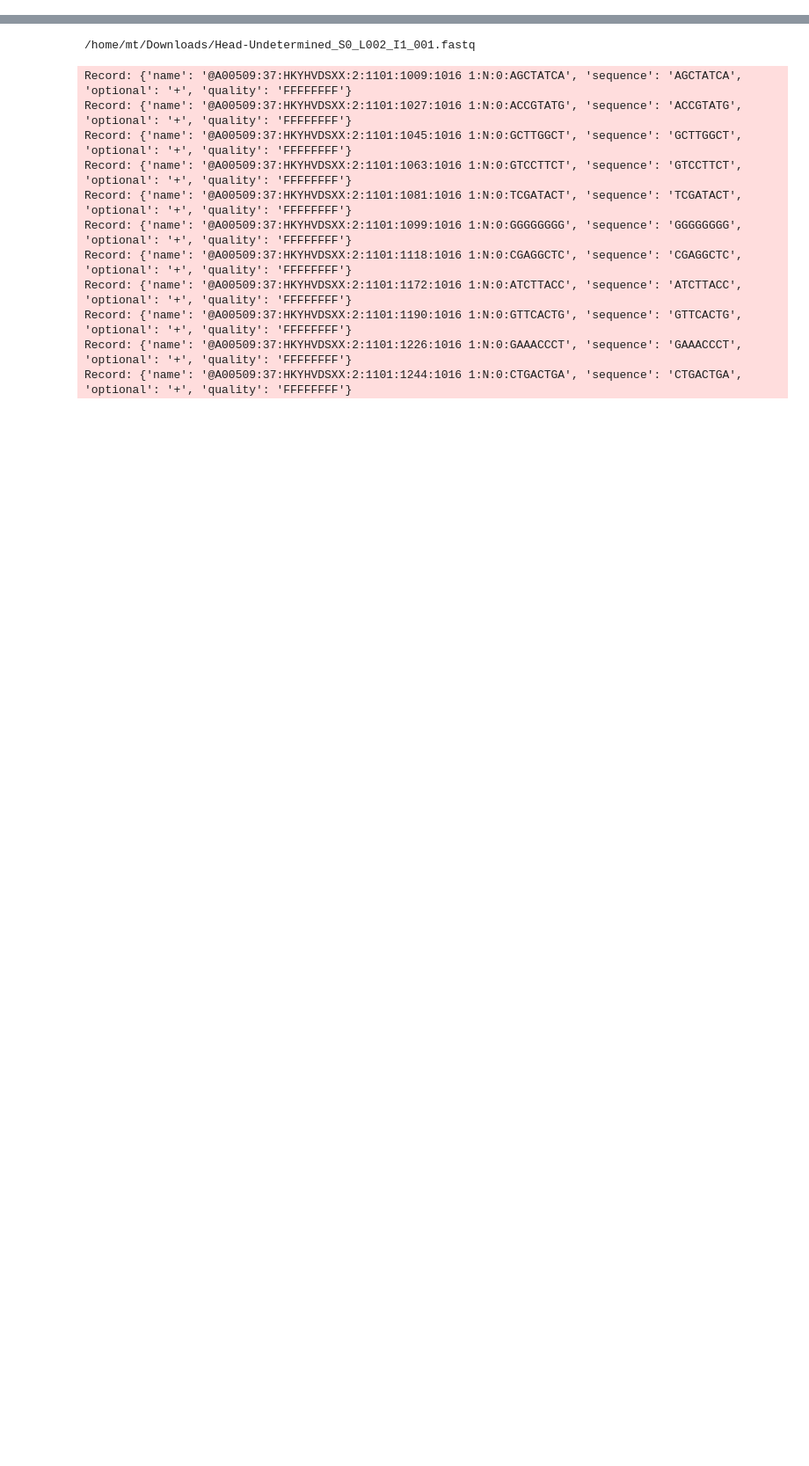
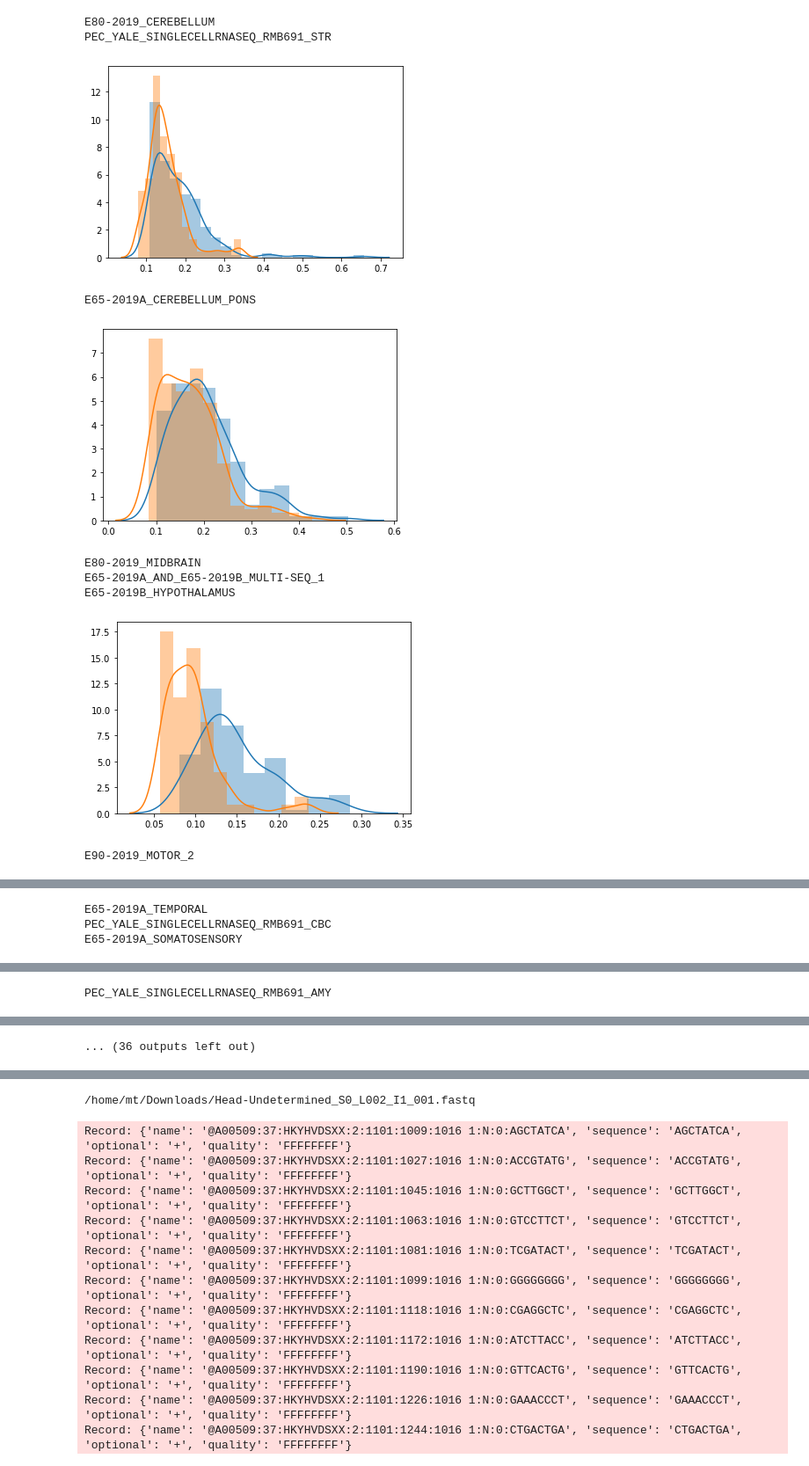
Before and after one commit to mtvector/MTsc, a Jupyter notebook: notebooks/CompareELALDA.ipynb, the cells around one changed output, grey strips where cells are left out. Shown at 88% size. Drawn from its saved outputs; the diff is of its cells as text; code cells hidden in the pictures; blank space fills up the shorter version.

```diff
--- a/notebooks/CompareELALDA.ipynb
+++ b/notebooks/CompareELALDA.ipynb
@@ -176,0 +109,33 @@ dict(zip(samplesdone,alldiffs))
+# %%
+headpath='/home/mt/Downloads/figs/False'
+adatapaths=[os.path.join(headpath,x) for x in  os.listdir(headpath)]
+samplenames=[re.sub('_Out','',x) for x in  os.listdir(headpath)]
+samplesdone=[]
+alldiffs=[]
+before=[]
+after=[]
+for adatapath,samplename in zip(np.array(adatapaths)[::-1],np.array(samplenames)[::-1]):
+    print(samplename)
+    if not os.path.exists(os.path.join(adatapath,samplename+'AfterleidenLogRegMarkers.csv')):
+        continue
+    samplesdone.append(samplename)
+    dfb=pd.read_csv(os.path.join(adatapath,samplename+'BeforeleidenLogRegMarkers.csv'),index_col=0)
+    dfa=pd.read_csv(os.path.join(adatapath,samplename+'AfterleidenLogRegMarkers.csv'),index_col=0)
+    dfb=dfb.loc[:10,['_s' in x for x in dfb.columns]]
+    dfa=dfa.loc[:10,['_s' in x for x in dfa.columns]]
+    sns.distplot(np.array(dfb).flatten())
+    sns.distplot(np.array(dfa).flatten())
+    before.append(np.array(dfb).flatten())
+    after.append(np.array(dfa).flatten())
+    plt.show()
+# %% [output]
+E80-2019_CEREBELLUM
+PEC_YALE_SINGLECELLRNASEQ_RMB691_STR
+[figure, added]
+E65-2019A_CEREBELLUM_PONS
+[figure, added]
+E80-2019_MIDBRAIN
+E65-2019A_AND_E65-2019B_MULTI-SEQ_1
+E65-2019B_HYPOTHALAMUS
+[figure, added]
+E90-2019_MOTOR_2
@@ -176,0 +143,3 @@ dict(zip(samplesdone,alldiffs))
+E65-2019A_TEMPORAL
+PEC_YALE_SINGLECELLRNASEQ_RMB691_CBC
+E65-2019A_SOMATOSENSORY
@@ -176,0 +147 @@ dict(zip(samplesdone,alldiffs))
+PEC_YALE_SINGLECELLRNASEQ_RMB691_AMY
@@ -176,0 +149 @@ dict(zip(samplesdone,alldiffs))
+... (36 outputs left out)
```
Also changed, not shown: parts of 11 cells of this notebook, 16 other files.
